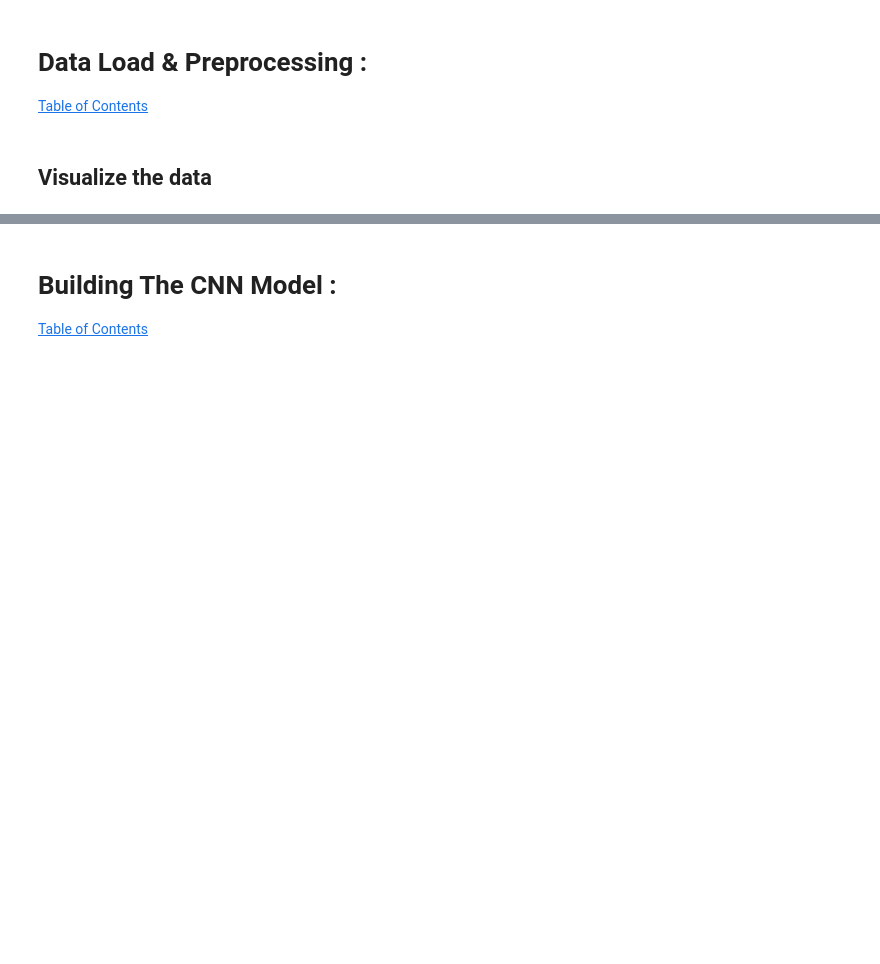
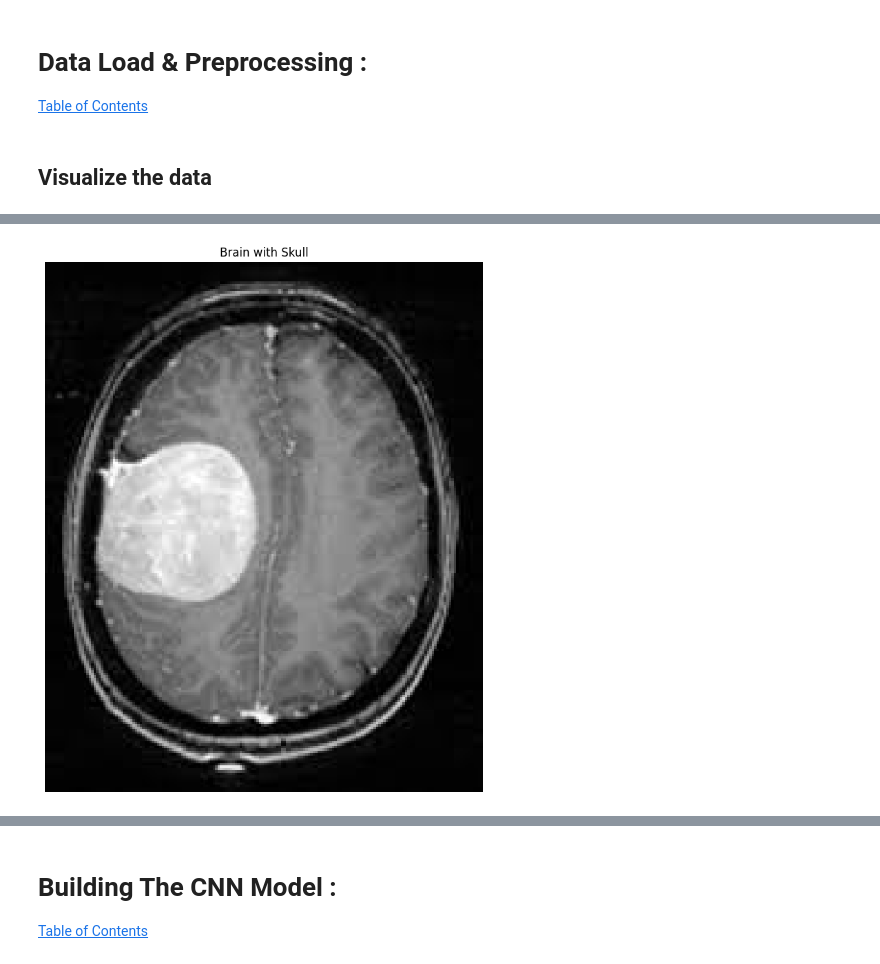
Before and after one commit to FaroukAshrafElshamy/BrainTumorDetection, a Jupyter notebook: Part2/ProjectV2.ipynb, the cells around one changed output, grey strips where cells are left out. Drawn from its saved outputs; the diff is of its cells as text; code cells hidden in the pictures; blank space fills up the shorter version.

```diff
--- a/Part2/ProjectV2.ipynb
+++ b/Part2/ProjectV2.ipynb
@@ -129,0 +125,82 @@ print(len(mri_dataset.images)) # All The Data
+# %%
+%matplotlib inline
+import numpy as np
+import cv2
+from matplotlib import pyplot as plt
+from skimage.morphology import extrema
+from skimage.segmentation import watershed as skwater
+
+def ShowImage(title, img, ctype):
+    """
+    Displays an image with a given title and color type.
+
+    Parameters:
+        title (str): The title of the image.
+        img (ndarray): The image to display.
+        ctype (str): The color type ('bgr', 'hsv', 'gray', or 'rgb').
+    """
+    plt.figure(figsize=(10, 10))
+    if ctype == 'bgr':
+        b, g, r = cv2.split(img)  # get b,g,r
+        rgb_img = cv2.merge([r, g, b])  # switch it to rgb
+        plt.imshow(rgb_img)
+    elif ctype == 'hsv':
+        rgb = cv2.cvtColor(img, cv2.COLOR_HSV2RGB)
+        plt.imshow(rgb)
+    elif ctype == 'gray':
+        plt.imshow(img, cmap='gray')
+    elif ctype == 'rgb':
+        plt.imshow(img)
+    else:
+        raise Exception("Unknown colour type")
+    plt.axis('off')
+    plt.title(title)
+    plt.show()
+
+def ExtractBrain(img):
+    """
+    Extracts the brain component from the given image using Otsu's thresholding and connected components analysis.
+
+    Parameters:
+        img (ndarray): The input image (assumed to be in BGR format).
+
+    Returns:
+        brain_out (ndarray): The image with the brain component extracted.
+    """
+    # Convert image to grayscale
+    gray = cv2.cvtColor(img, cv2.COLOR_BGR2GRAY)
+    plt.hist(gray.ravel(),256)
+    plt.show()
+    # Apply Otsu's thresholding
+    ret, thresh = cv2.threshold(gray, 0, 255, cv2.THRESH_OTSU)
+    ShowImage('Thresholded Image', thresh, 'gray')
+
+    # Perform connected components analysis
+    ret, markers = cv2.connectedComponents(thresh)
+
+    # Get the area taken by each component, ignoring the background (label 0)
+    marker_area = [np.sum(markers == m) for m in range(1, np.max(markers) + 1)]
+
+    # Get label of the largest component by area
+    largest_component = np.argmax(marker_area) + 1
+
+    # Create a mask for the brain component
+    brain_mask = markers == largest_component
+
+    # Mask the original image to only keep the brain area
+    brain_out = img.copy()
+    brain_out[~brain_mask] = (0, 0, 0)
+
+    return brain_out
+
+# Load and display original image
+img = cv2.imread('./dataset/yes/Y1.jpg')
+ShowImage('Brain with Skull', img, 'gray')
+
+# Extract brain from the image
+brain_out = ExtractBrain(img)
+
+# Display the brain-extracted image
+ShowImage('Extracted Brain', brain_out, 'bgr')
+# %% [output]
+[figure, added]
```
Also changed, not shown: parts of 6 cells of this notebook.
